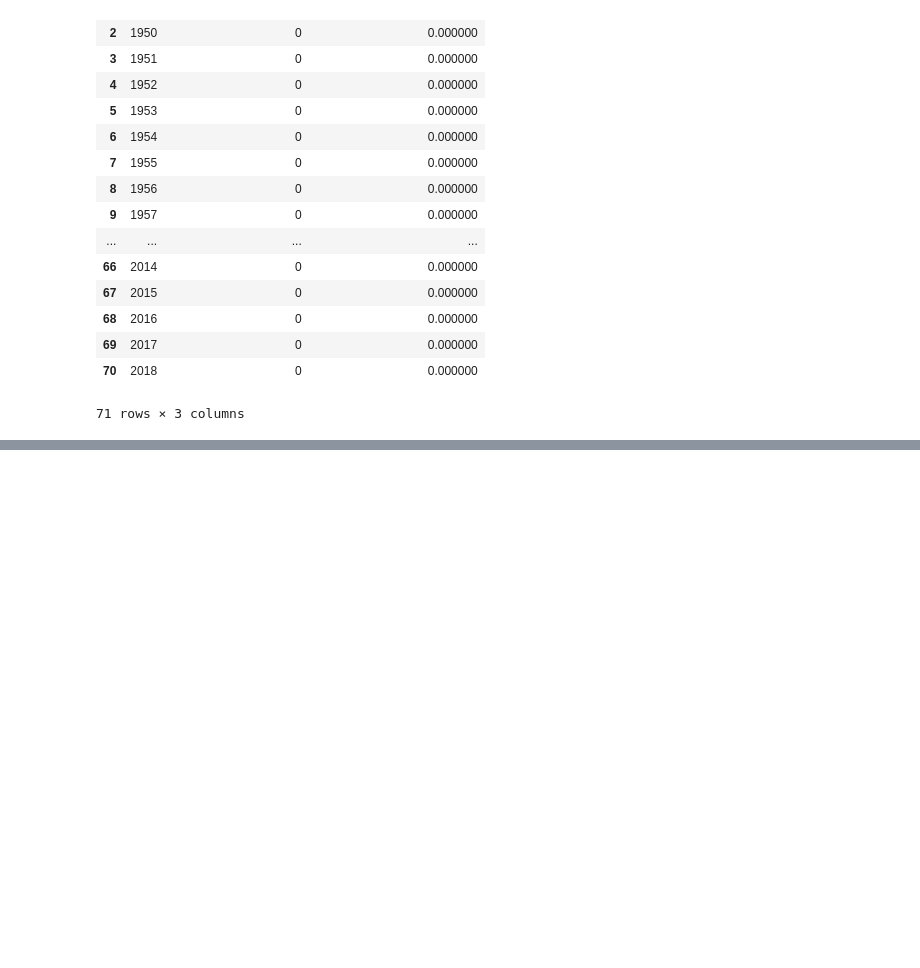
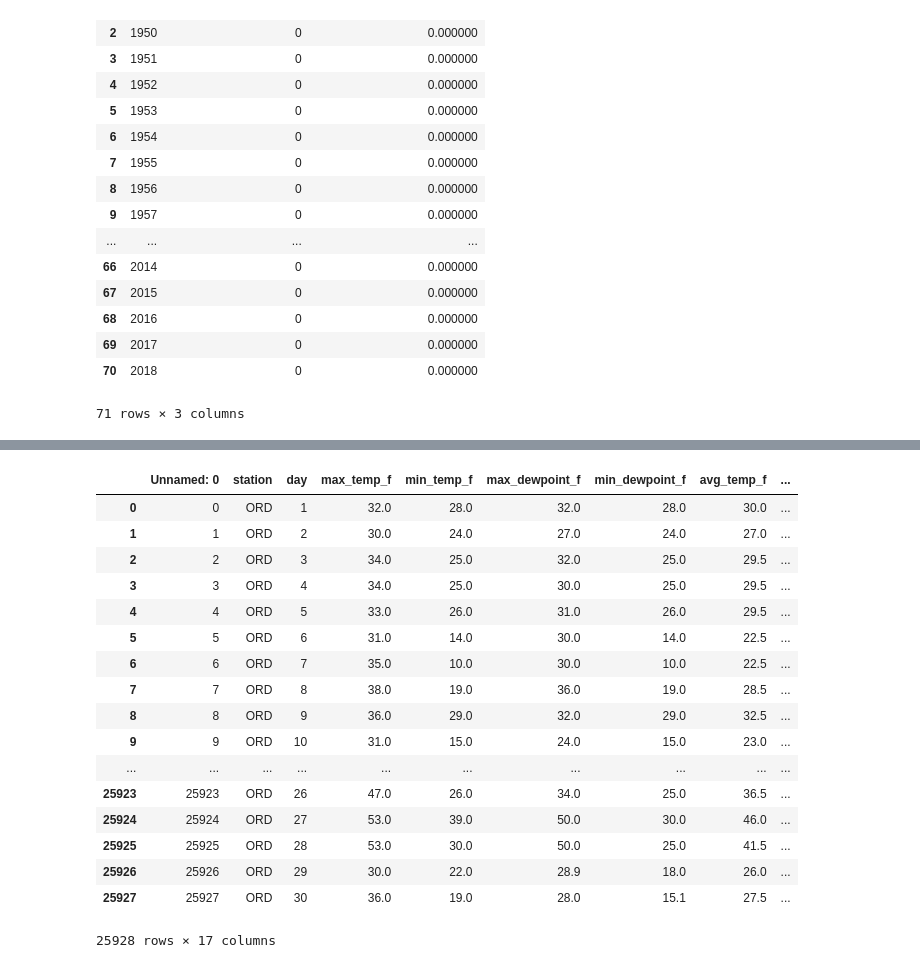
Before and after one commit to DavidLeifer/GEOG431-531, a Jupyter notebook: assignment1/Assignment1.ipynb, the cells around one changed output, grey strips where cells are left out. Cells and saved outputs as stored; diff of their text form; code cells hidden in the pictures; blank space fills up the shorter version.

```diff
--- a/assignment1/Assignment1.ipynb
+++ b/assignment1/Assignment1.ipynb
@@ -102,0 +160,21 @@ df2.to_csv('years_greaterthan_ten.csv', sep=',')
+# %%
+df
+# %% [output]
+|  | Unnamed: 0 | station | day | max_temp_f | min_temp_f | max_dewpoint_f | min_dewpoint_f | avg_temp_f | ... |
+| 0 | 0 | ORD | 1 | 32.0 | 28.0 | 32.0 | 28.0 | 30.0 | ... |
+| 1 | 1 | ORD | 2 | 30.0 | 24.0 | 27.0 | 24.0 | 27.0 | ... |
+| 2 | 2 | ORD | 3 | 34.0 | 25.0 | 32.0 | 25.0 | 29.5 | ... |
+| 3 | 3 | ORD | 4 | 34.0 | 25.0 | 30.0 | 25.0 | 29.5 | ... |
+| 4 | 4 | ORD | 5 | 33.0 | 26.0 | 31.0 | 26.0 | 29.5 | ... |
+| 5 | 5 | ORD | 6 | 31.0 | 14.0 | 30.0 | 14.0 | 22.5 | ... |
+| 6 | 6 | ORD | 7 | 35.0 | 10.0 | 30.0 | 10.0 | 22.5 | ... |
+| 7 | 7 | ORD | 8 | 38.0 | 19.0 | 36.0 | 19.0 | 28.5 | ... |
+| 8 | 8 | ORD | 9 | 36.0 | 29.0 | 32.0 | 29.0 | 32.5 | ... |
+| 9 | 9 | ORD | 10 | 31.0 | 15.0 | 24.0 | 15.0 | 23.0 | ... |
+| ... | ... | ... | ... | ... | ... | ... | ... | ... | ... |
+| 25923 | 25923 | ORD | 26 | 47.0 | 26.0 | 34.0 | 25.0 | 36.5 | ... |
+| 25924 | 25924 | ORD | 27 | 53.0 | 39.0 | 50.0 | 30.0 | 46.0 | ... |
+| 25925 | 25925 | ORD | 28 | 53.0 | 30.0 | 50.0 | 25.0 | 41.5 | ... |
+| 25926 | 25926 | ORD | 29 | 30.0 | 22.0 | 28.9 | 18.0 | 26.0 | ... |
+| 25927 | 25927 | ORD | 30 | 36.0 | 19.0 | 28.0 | 15.1 | 27.5 | ... |
+25928 rows × 17 columns
```
Also changed, not shown: parts of 24 cells of this notebook, 1 other file.
